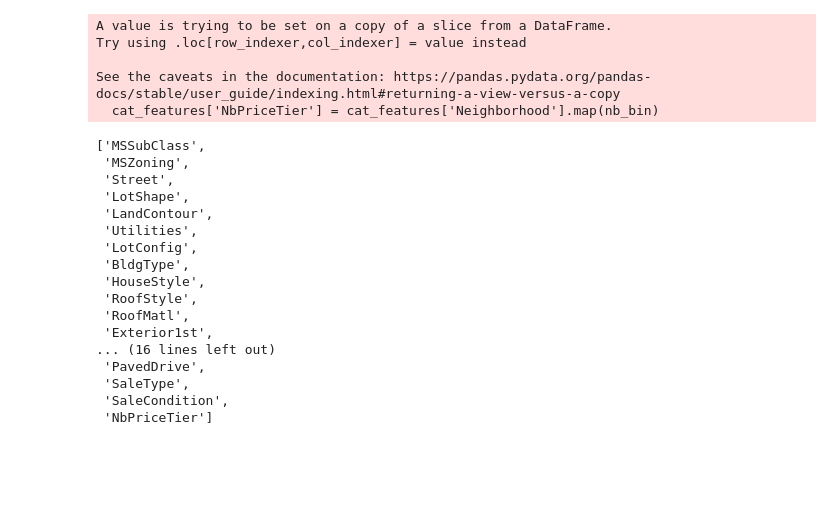
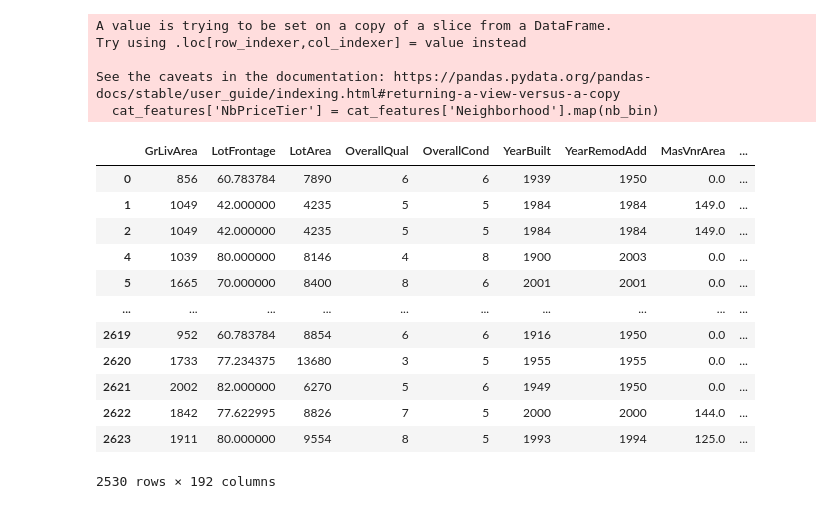
Before and after one commit to qwang27/Ames_Housing_ML, a Jupyter notebook: GBM.ipynb, the cells around one changed output. Saved outputs shown, nothing was run; the diff lists cells and outputs as text; code cells hidden in the pictures; blank space fills up the shorter version.

Commit message:
added feature location to improve R2 in Lasso regression

```diff
--- a/GBM.ipynb
+++ b/GBM.ipynb
@@ -19,8 +23,8 @@ Current working directory: /Users/chereowang27/NYCDSA/Machine_Learning_I/Machine
 # %%
-HousePrice2 = HousePrice1.drop(['Unnamed: 0', 'MapRefNo','PID','Unnamed: 0.1', 'Prop_Addr'], \
+hp_res1 = hp_res.drop(['MapRefNo','PID', 'Prop_Addr'], \
                                axis = 1)
-num_features = HousePrice2._get_numeric_data()  \
- .drop(['MSSubClass', 'SalePrice'], axis = 1)
+num_features = hp_res1._get_numeric_data()  \
+ .drop(['MSSubClass','latitude','longitude','Unnamed: 0.1'], axis = 1)
 num_features['bath'] = num_features['FullBath'] + 0.5*num_features['HalfBath']
 numCol = num_features.columns
 # %%
@@ -36,5 +40,8 @@ Index(['GrLivArea', 'LotFrontage', 'LotArea', 'OverallQual', 'OverallCond',
        'MoSold', 'YrSold', 'bath'],
       dtype='object')
 # %%
-col = HousePrice2.columns
+col = hp_res1.columns
 catCol = [col for col in HousePrice2.columns if col not in num_features.columns]
+cat_features = hp_res[catCol].drop(['address', 'latitude', 'longitude', 'MapRefNo', 'Prop_Addr',
+       'Unnamed: 0.1', 'PID'],axis = 1)
+cat_features.columns
@@ -59,16 +76,27 @@ See the caveats in the documentation: https://pandas.pydata.org/pandas-docs/stab
   cat_features['NbPriceTier'] = cat_features['Neighborhood'].map(nb_bin)
 # %%
 features = pd.concat([num_features, cat_features], axis = 1) \
-           .drop(['GrLivArea','FullBath', 'HalfBath', \
+           .drop(['FullBath', 'HalfBath', \
                   'BsmtFullBath', 'BsmtHalfBath', \
-                  'BsmtFinSF1','SalePrice','LandSlope','ExterQual', \
+                  'BsmtFinSF1','SalePrice','ExterQual', \
                   'Condition1','Condition2', \
                   'BsmtFinType1','BsmtFinType2', \
                   'BsmtQual', 'GarageQual','MoSold',   \
-                  'BsmtFinSF2', 'BsmtUnfSF','Neighborhood'],axis = 1)
-catCol = [col for col in features.columns if col not in num_features.columns]
-features= pd.get_dummies(features, columns = catCol, drop_first = True)
-
-y = HousePrice1['SalePrice']
-HousePrice1['log_Price'] = np.log10(HousePrice1['SalePrice'])
-logy = HousePrice1['log_Price']
+                  'BsmtFinSF2', 'BsmtUnfSF'],axis = 1)
+# %%
+nb = features['Neighborhood'].unique()
+def label_nb(row):
+    if row['Neighborhood'] in (['NridgHt','NoRidge','Veenker','StoneBr']):
+        return 'N'
+    if row['Neighborhood']      \
+             in (['Blmngtn','Gilbert','OldTown', 'NWAmes','NAmes','Blmngtn','BrDale','Somerst','BrkSide','Greens','NPkVill']):
+        return 'NE'
+    if row['Neighborhood']      \
+            in (['CollgCr','SWISU', 'Edwards','SawyerW','Sawyer','ClearCr']):
+        return 'W'
+    if row['Neighborhood'] in (['Crawfor','MeadowV','Timber','Mitchel','IDOTRR']):
+        return 'S'
+
+features['Location']=features.apply(lambda row: label_nb(row), axis = 1)
+features = features.drop(['Neighborhood'], axis = 1)
+features1 = features
@@ -75,23 +110,19 @@ logy = HousePrice1['log_Price']
 # %%
-catCol
+features
 # %% [output]
+|  | GrLivArea | LotFrontage | LotArea | OverallQual | OverallCond | YearBuilt | YearRemodAdd | MasVnrArea | ... |
+| 0 | 856 | 60.783784 | 7890 | 6 | 6 | 1939 | 1950 | 0.0 | ... |
+| 1 | 1049 | 42.000000 | 4235 | 5 | 5 | 1984 | 1984 | 149.0 | ... |
+| 2 | 1049 | 42.000000 | 4235 | 5 | 5 | 1984 | 1984 | 149.0 | ... |
+| 4 | 1039 | 80.000000 | 8146 | 4 | 8 | 1900 | 2003 | 0.0 | ... |
+| 5 | 1665 | 70.000000 | 8400 | 8 | 6 | 2001 | 2001 | 0.0 | ... |
+| ... | ... | ... | ... | ... | ... | ... | ... | ... | ... |
+| 2619 | 952 | 60.783784 | 8854 | 6 | 6 | 1916 | 1950 | 0.0 | ... |
+| 2620 | 1733 | 77.234375 | 13680 | 3 | 5 | 1955 | 1955 | 0.0 | ... |
+| 2621 | 2002 | 82.000000 | 6270 | 5 | 6 | 1949 | 1950 | 0.0 | ... |
+| 2622 | 1842 | 77.622995 | 8826 | 7 | 5 | 2000 | 2000 | 144.0 | ... |
+| 2623 | 1911 | 80.000000 | 9554 | 8 | 5 | 1993 | 1994 | 125.0 | ... |
-['MSSubClass',
- 'MSZoning',
- 'Street',
- 'LotShape',
- 'LandContour',
- 'Utilities',
- 'LotConfig',
- 'BldgType',
- 'HouseStyle',
- 'RoofStyle',
- 'RoofMatl',
- 'Exterior1st',
-... (16 lines left out)
- 'PavedDrive',
- 'SaleType',
- 'SaleCondition',
- 'NbPriceTier']
+2530 rows × 192 columns
 # %%
 X = features
 gbm = GradientBoostingRegressor()
```
Also changed, not shown: parts of 26 cells of this notebook, 2 other files.
